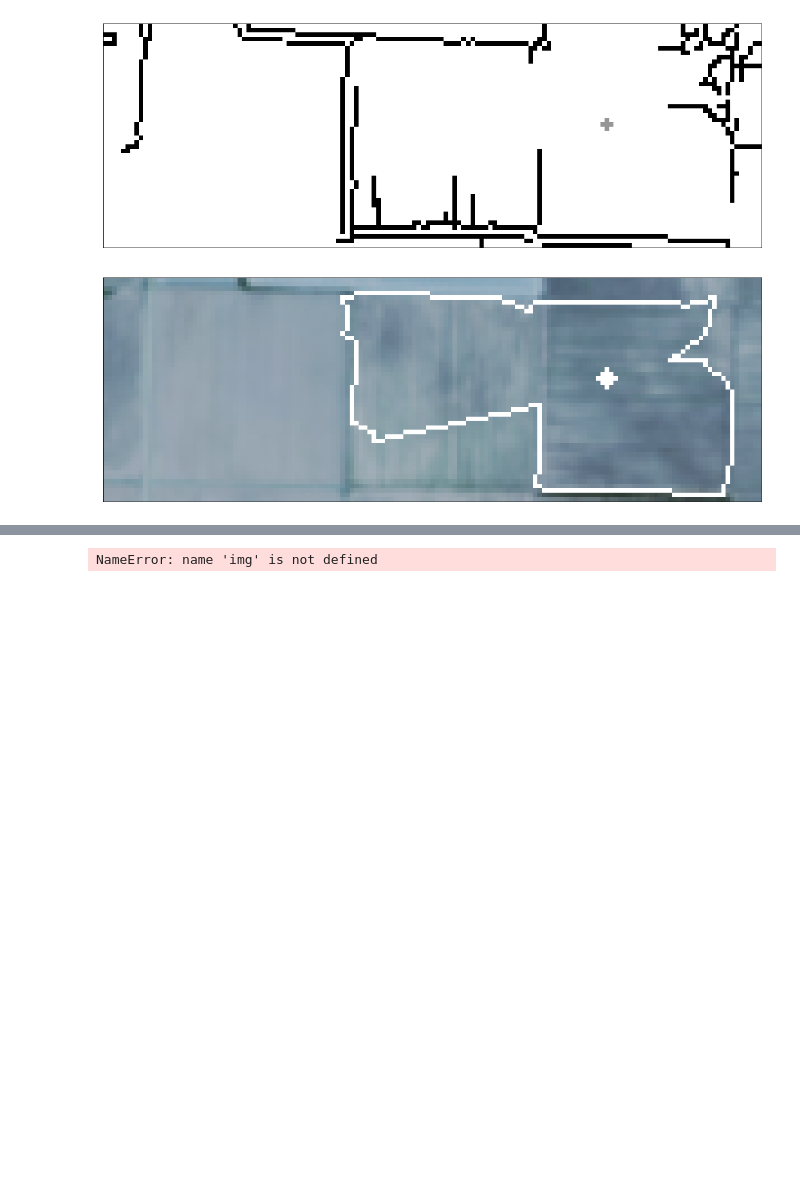
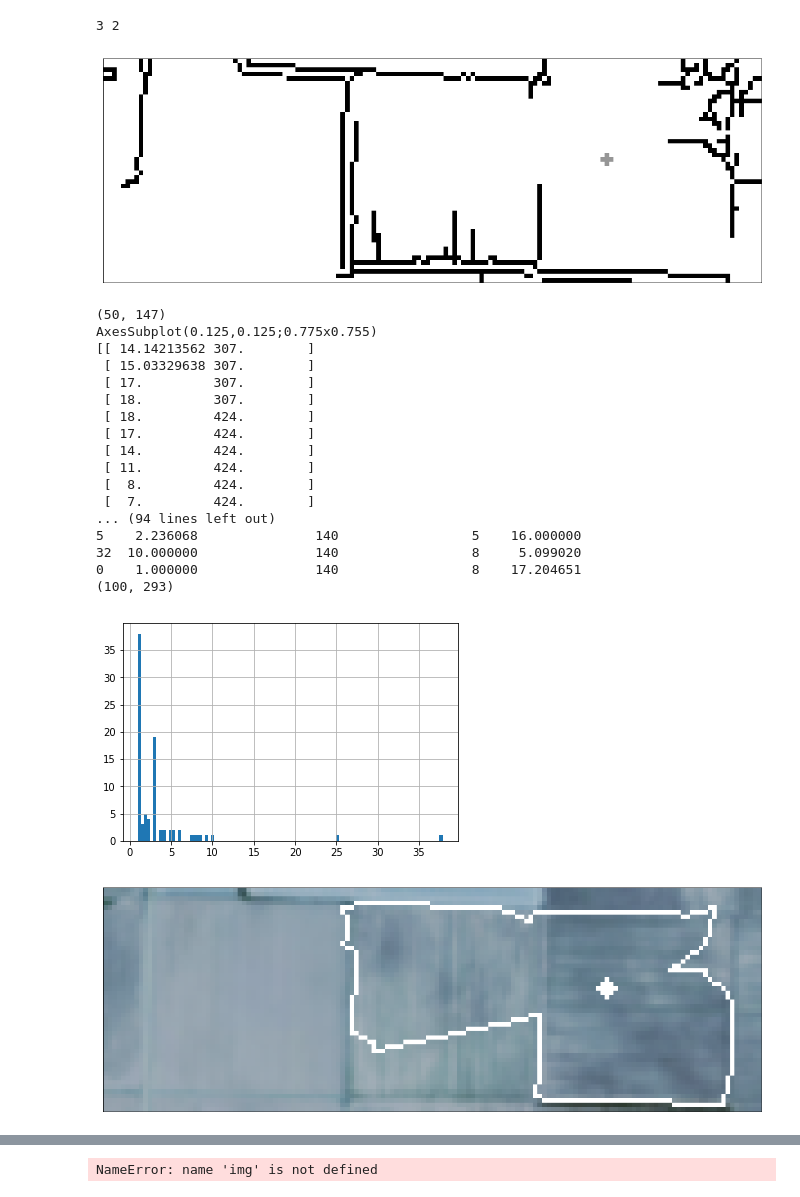
Before and after one commit to nfick/agfield, a Jupyter notebook: hello/FindFieldTest/FindingAField.ipynb, the cells around one changed output, grey strips where cells are left out. Saved outputs shown, nothing was run; the diff lists cells and outputs as text; code cells hidden in the pictures; blank space fills up the shorter version.

```diff
--- a/hello/FindFieldTest/FindingAField.ipynb
+++ b/hello/FindFieldTest/FindingAField.ipynb
@@ -5,9 +5,9 @@ from matplotlib import pyplot as plt
 import math
 import pandas as pd
 # %%
-img1 = cv2.imread('/home/mcfickett/Downloads/field1.png', cv2.IMREAD_UNCHANGED)
+img1 = cv2.imread('./field1.png', cv2.IMREAD_UNCHANGED)
 #img = cv2.GaussianBlur(img,(3,3),1)
-img2 = cv2.imread('/home/mcfickett/Downloads/field2.png', cv2.IMREAD_UNCHANGED)
+img2 = cv2.imread('./field2.png', cv2.IMREAD_UNCHANGED)
 #img2 = cv2.GaussianBlur(img2,(3,3),1)
 sw_lat = 39.29659584795485
 sw_lng = -91.55355996810053
@@ -178,18 +229,41 @@ def get_lidar_polygon(center, radius, img):
 # %%
 field_x = 900
 field_y = 180
 
 imgs = get_imgs(img2)
 #print_imgs(imgs)
-x, center, radius = get_start_img(imgs)
-pic = imgs[2][x].copy()
-print_img(imgs[1][x],(center[0],center[1]))
-polygon = get_lidar_polygon(center, radius, imgs[1][x])
+index, center, radius = get_start_img(imgs)
+index2 = index
+if index > 0:
+    index2 = index - 1
+print(index, index2)
+pic = imgs[2][index].copy()
+print_img(imgs[1][index],(center[0],center[1]))
+polygon = get_lidar_polygon(center, radius, imgs[1][index], imgs[0][index2])
 print_polygon(pic,polygon,center)
 #print_imgs(imgs)
 #print(polygon)
 #print_imgs(get_start_img(imgs))
 # %% [output]
+3 2
 [figure]
+(50, 147)
+AxesSubplot(0.125,0.125;0.775x0.755)
+[[ 14.14213562 307.        ]
+ [ 15.03329638 307.        ]
+ [ 17.         307.        ]
+ [ 18.         307.        ]
+ [ 18.         424.        ]
+ [ 17.         424.        ]
+ [ 14.         424.        ]
+ [ 11.         424.        ]
+ [  8.         424.        ]
+ [  7.         424.        ]
+... (94 lines left out)
+5    2.236068               140                 5    16.000000
+32  10.000000               140                 8     5.099020
+0    1.000000               140                 8    17.204651
+(100, 293)
-[figure, old version]
+[figure, new version]
+[figure, added]
 # %%
```
Also changed, not shown: parts of 3 cells of this notebook.
